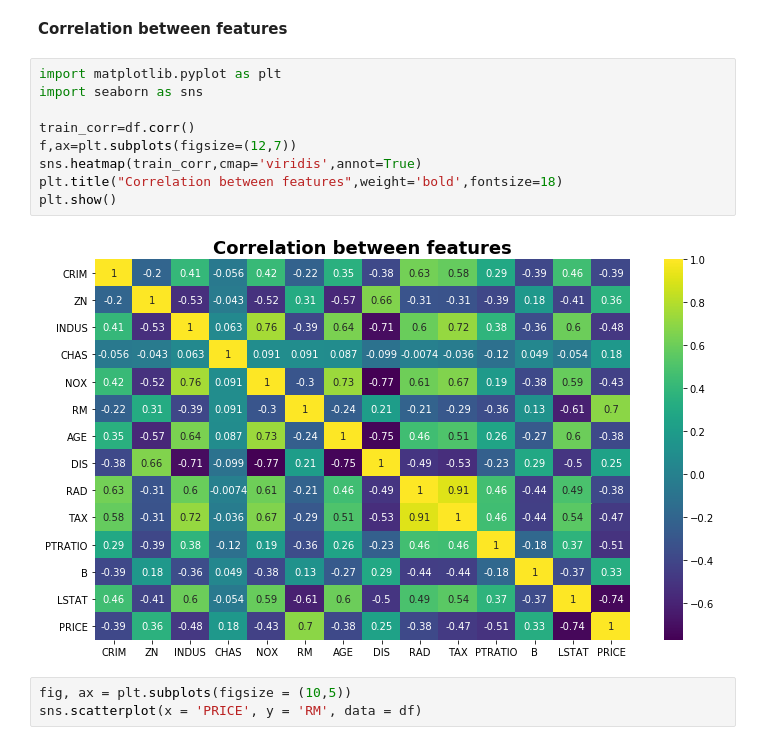
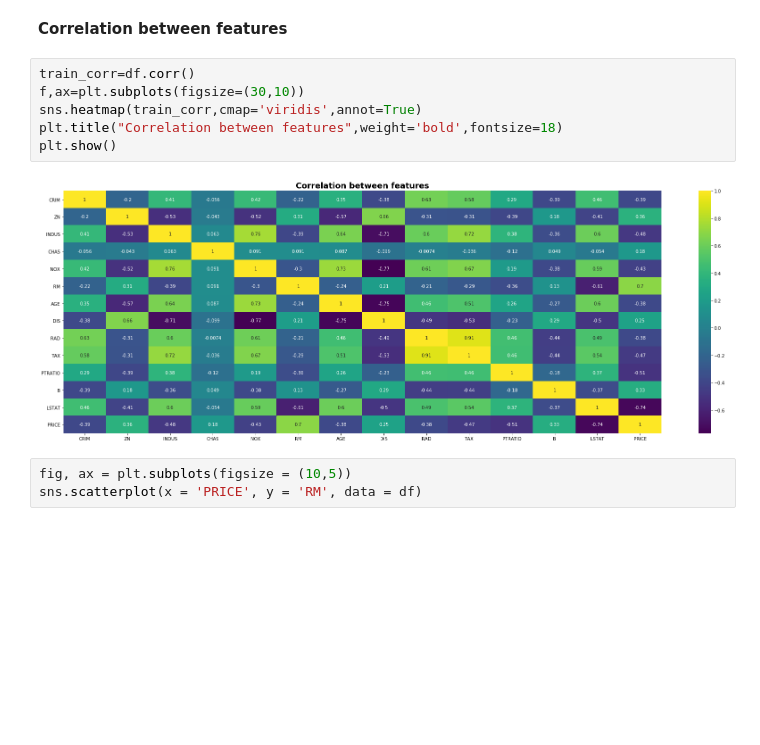
Before and after one commit to aryoerlangga/ziliun_practice_session, a Jupyter notebook: demo/prediction_house_price.ipynb, the cells around one changed output. Cells and saved outputs as stored; diff of their text form; blank space fills up the shorter version.

```diff
--- a/demo/prediction_house_price.ipynb
+++ b/demo/prediction_house_price.ipynb
@@ -104,16 +106,13 @@ df.describe()
 # %% [markdown]
 **Correlation between features**
 # %%
-import matplotlib.pyplot as plt
-import seaborn as sns
-
 train_corr=df.corr()
-f,ax=plt.subplots(figsize=(12,7))
+f,ax=plt.subplots(figsize=(30,10))
 sns.heatmap(train_corr,cmap='viridis',annot=True)
 plt.title("Correlation between features",weight='bold',fontsize=18)
 plt.show()
 # %% [output]
-[figure, old version]
+[figure, new version]
 # %%
 fig, ax = plt.subplots(figsize = (10,5))
 sns.scatterplot(x = 'PRICE', y = 'RM', data = df)
```
Also changed, not shown: parts of 1 cell of this notebook.
